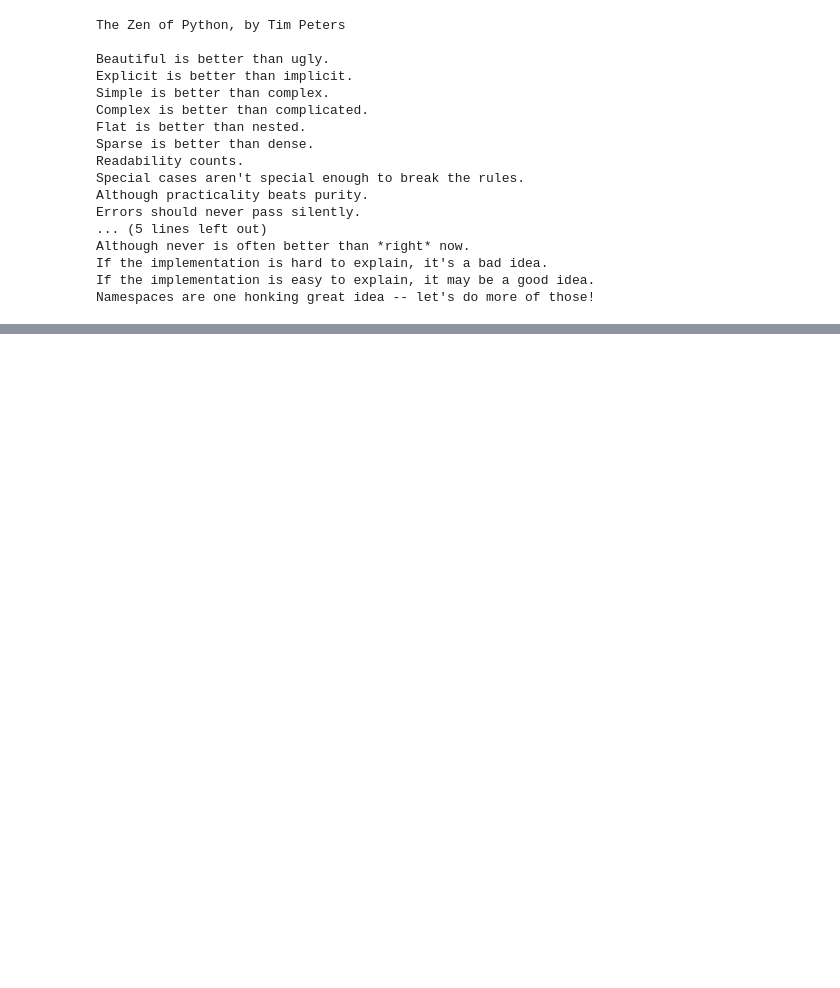
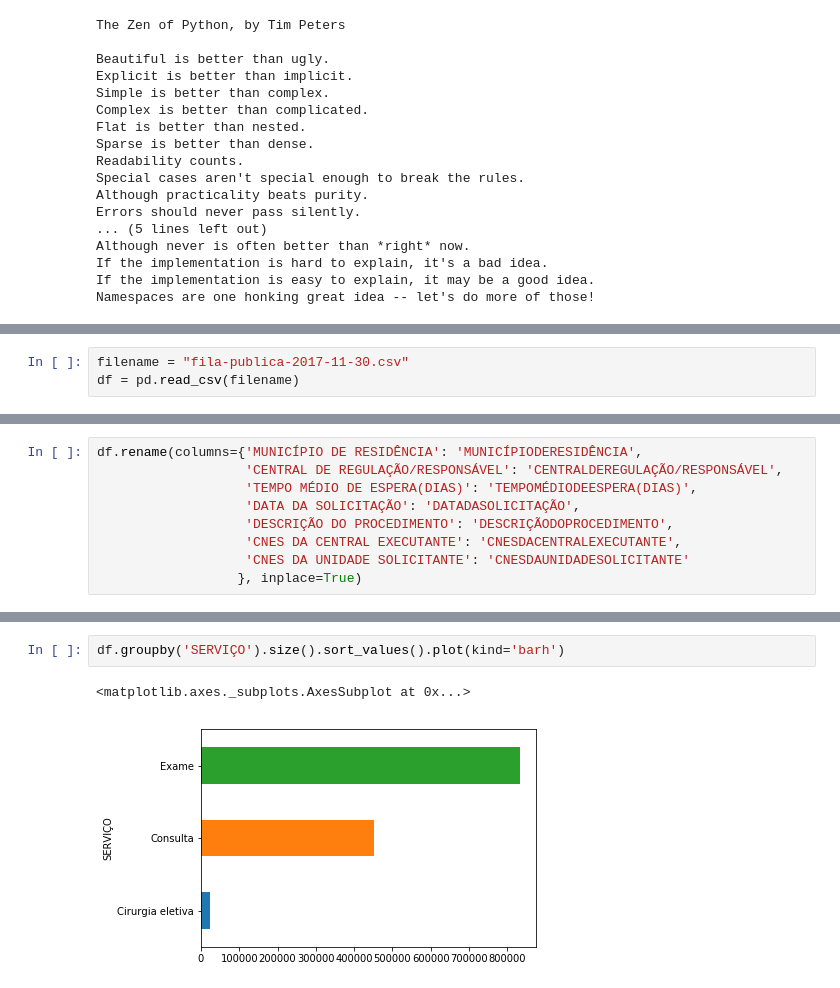
Before and after one commit to liliarc96/Analise_Dados_Publicos_Pandas, a Jupyter notebook: Curso de Análise de Dados Públicos.ipynb, the cells around one changed output, grey strips where cells are left out. Drawn from its saved outputs; the diff is of its cells as text; blank space fills up the shorter version.

```diff
--- a/Curso de Análise de Dados Públicos.ipynb
+++ b/Curso de Análise de Dados Públicos.ipynb
@@ -394,0 +404,3 @@ Namespaces are one honking great idea -- let's do more of those!
+# %%
+filename = "fila-publica-2017-11-30.csv"
+df = pd.read_csv(filename)
@@ -394,0 +443,9 @@ Namespaces are one honking great idea -- let's do more of those!
+# %%
+df.rename(columns={'MUNICÍPIO DE RESIDÊNCIA': 'MUNICÍPIODERESIDÊNCIA',
+                   'CENTRAL DE REGULAÇÃO/RESPONSÁVEL': 'CENTRALDEREGULAÇÃO/RESPONSÁVEL',
+                   'TEMPO MÉDIO DE ESPERA(DIAS)': 'TEMPOMÉDIODEESPERA(DIAS)',
+                   'DATA DA SOLICITAÇÃO': 'DATADASOLICITAÇÃO',
+                   'DESCRIÇÃO DO PROCEDIMENTO': 'DESCRIÇÃODOPROCEDIMENTO',
+                   'CNES DA CENTRAL EXECUTANTE': 'CNESDACENTRALEXECUTANTE',
+                   'CNES DA UNIDADE SOLICITANTE': 'CNESDAUNIDADESOLICITANTE'
+                  }, inplace=True)
@@ -394,0 +467,5 @@ Namespaces are one honking great idea -- let's do more of those!
+# %%
+df.groupby('SERVIÇO').size().sort_values().plot(kind='barh')
+# %% [output]
+<matplotlib.axes._subplots.AxesSubplot at 0x...>
+[figure, added]
```
Also changed, not shown: parts of 19 cells of this notebook.
